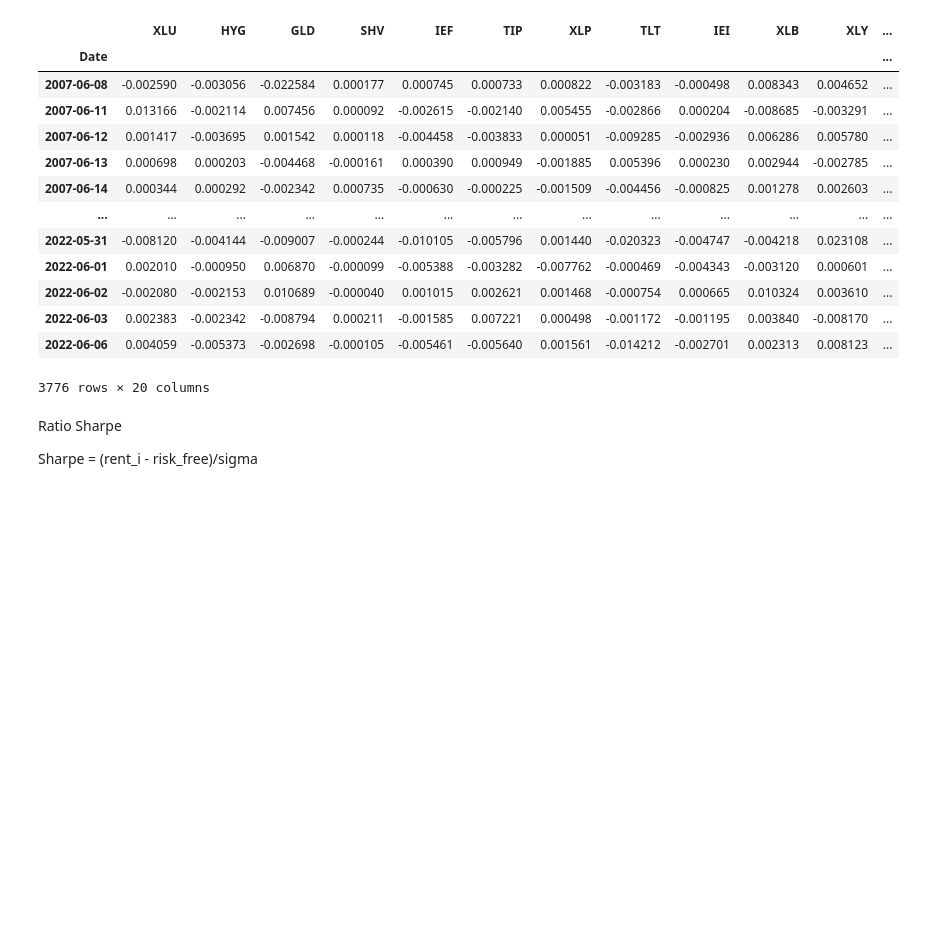
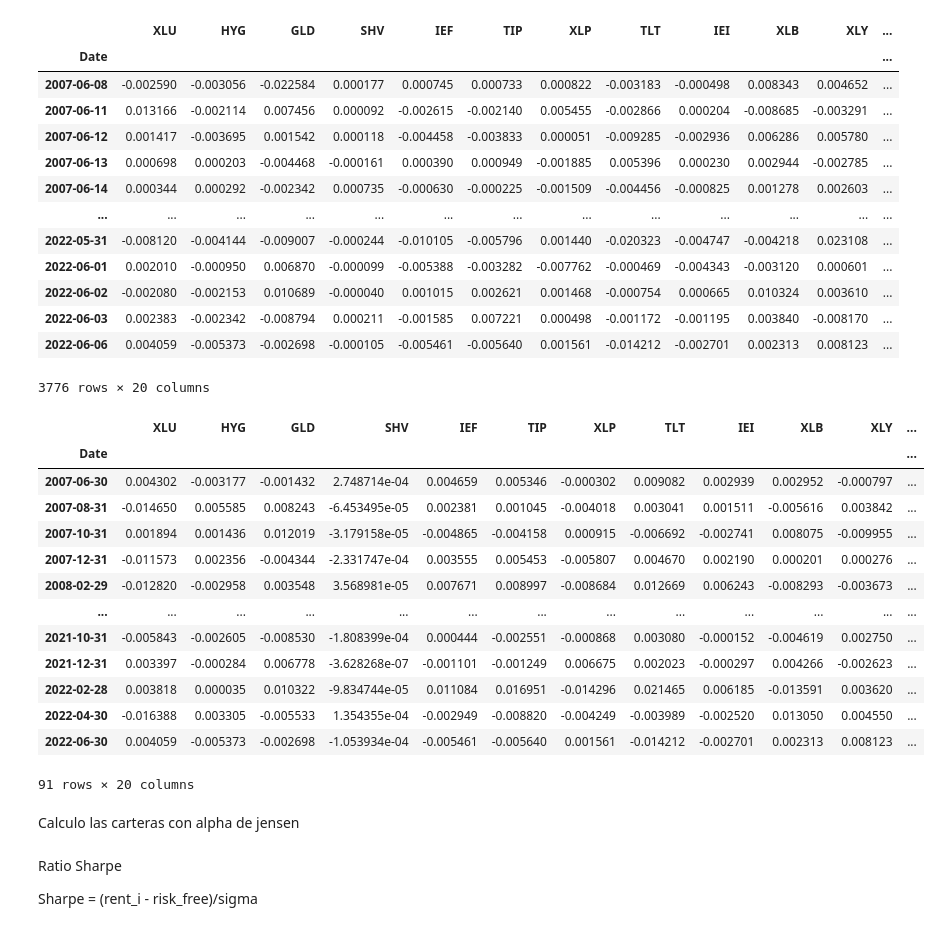
Before and after one commit to NicoGuillen/Backtest, a Jupyter notebook: Quant_Features.ipynb, the cells around one changed output. Saved outputs shown, nothing was run; the diff lists cells and outputs as text; code cells hidden in the pictures; blank space fills up the shorter version.

```diff
--- a/Quant_Features.ipynb
+++ b/Quant_Features.ipynb
@@ -707,3 +744,23 @@ alpha
 | 2022-06-03 | 0.002383 | -0.002342 | -0.008794 | 0.000211 | -0.001585 | 0.007221 | 0.000498 | -0.001172 | -0.001195 | 0.003840 | -0.008170 | ... |
 | 2022-06-06 | 0.004059 | -0.005373 | -0.002698 | -0.000105 | -0.005461 | -0.005640 | 0.001561 | -0.014212 | -0.002701 | 0.002313 | 0.008123 | ... |
 3776 rows × 20 columns
+# %%
+alpha_resample = alpha.resample('2M').last()
+alpha_resample
+# %% [output]
+|  | XLU | HYG | GLD | SHV | IEF | TIP | XLP | TLT | IEI | XLB | XLY | ... |
+| Date |  |  |  |  |  |  |  |  |  |  |  | ... |
+| 2007-06-30 | 0.004302 | -0.003177 | -0.001432 | 2.748714e-04 | 0.004659 | 0.005346 | -0.000302 | 0.009082 | 0.002939 | 0.002952 | -0.000797 | ... |
+| 2007-08-31 | -0.014650 | 0.005585 | 0.008243 | -6.453495e-05 | 0.002381 | 0.001045 | -0.004018 | 0.003041 | 0.001511 | -0.005616 | 0.003842 | ... |
+| 2007-10-31 | 0.001894 | 0.001436 | 0.012019 | -3.179158e-05 | -0.004865 | -0.004158 | 0.000915 | -0.006692 | -0.002741 | 0.008075 | -0.009955 | ... |
+| 2007-12-31 | -0.011573 | 0.002356 | -0.004344 | -2.331747e-04 | 0.003555 | 0.005453 | -0.005807 | 0.004670 | 0.002190 | 0.000201 | 0.000276 | ... |
+| 2008-02-29 | -0.012820 | -0.002958 | 0.003548 | 3.568981e-05 | 0.007671 | 0.008997 | -0.008684 | 0.012669 | 0.006243 | -0.008293 | -0.003673 | ... |
+| ... | ... | ... | ... | ... | ... | ... | ... | ... | ... | ... | ... | ... |
+| 2021-10-31 | -0.005843 | -0.002605 | -0.008530 | -1.808399e-04 | 0.000444 | -0.002551 | -0.000868 | 0.003080 | -0.000152 | -0.004619 | 0.002750 | ... |
+| 2021-12-31 | 0.003397 | -0.000284 | 0.006778 | -3.628268e-07 | -0.001101 | -0.001249 | 0.006675 | 0.002023 | -0.000297 | 0.004266 | -0.002623 | ... |
+| 2022-02-28 | 0.003818 | 0.000035 | 0.010322 | -9.834744e-05 | 0.011084 | 0.016951 | -0.014296 | 0.021465 | 0.006185 | -0.013591 | 0.003620 | ... |
+| 2022-04-30 | -0.016388 | 0.003305 | -0.005533 | 1.354355e-04 | -0.002949 | -0.008820 | -0.004249 | -0.003989 | -0.002520 | 0.013050 | 0.004550 | ... |
+| 2022-06-30 | 0.004059 | -0.005373 | -0.002698 | -1.053934e-04 | -0.005461 | -0.005640 | 0.001561 | -0.014212 | -0.002701 | 0.002313 | 0.008123 | ... |
+91 rows × 20 columns
+# %% [markdown]
+Calculo las carteras con alpha de jensen
```
Also changed, not shown: parts of 16 cells of this notebook, 1 other file.
